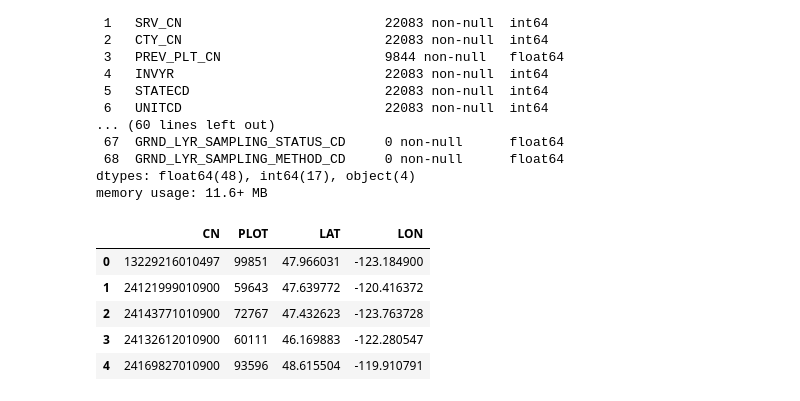
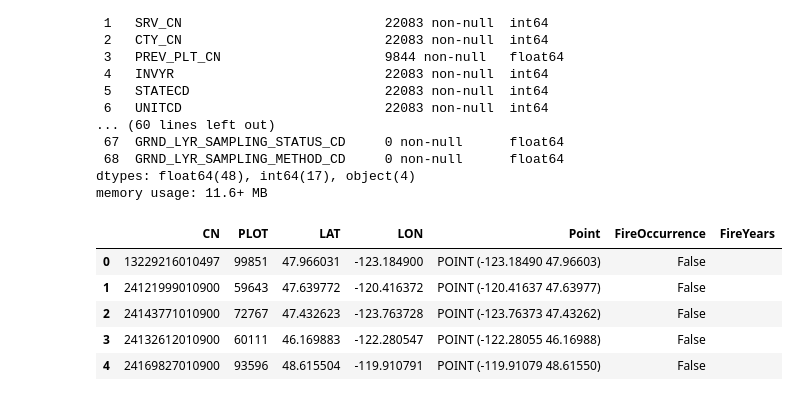
Before and after one commit to hbclad/Erdos_Trees, a Jupyter notebook: Fire Polygons Analysis/fire_history.ipynb, the cells around one changed output. Drawn from its saved outputs; the diff is of its cells as text; code cells hidden in the pictures.

Commit message:
Update fire_history.ipynb
map

```diff
--- a/Fire Polygons Analysis/fire_history.ipynb
+++ b/Fire Polygons Analysis/fire_history.ipynb
@@ -64,12 +64,18 @@ memory usage: 11.6+ MB
 # %%
 plotfeatures = ["CN", "PLOT", "LAT", "LON"] # Can add to this as needed
 
-plot_df = plot_big_df[plotfeatures]
+plot_df = gpd.GeoDataFrame(plot_big_df[plotfeatures])
+plot_df["Point"] = gpd.points_from_xy(plot_df["LON"], plot_df["LAT"])
+plot_df.set_geometry("Point", inplace = True) # This makes gpd recognize the points as points
+
+plot_df["FireOccurrence"] = False
+plot_df["FireYears"] = ""
+
 plot_df.head()
 # %% [output]
-|  | CN | PLOT | LAT | LON |
-| 0 | 13229216010497 | 99851 | 47.966031 | -123.184900 |
-| 1 | 24121999010900 | 59643 | 47.639772 | -120.416372 |
-| 2 | 24143771010900 | 72767 | 47.432623 | -123.763728 |
-| 3 | 24132612010900 | 60111 | 46.169883 | -122.280547 |
-| 4 | 24169827010900 | 93596 | 48.615504 | -119.910791 |
+|  | CN | PLOT | LAT | LON | Point | FireOccurrence | FireYears |
+| 0 | 13229216010497 | 99851 | 47.966031 | -123.184900 | POINT (-123.18490 47.96603) | False |  |
+| 1 | 24121999010900 | 59643 | 47.639772 | -120.416372 | POINT (-120.41637 47.63977) | False |  |
+| 2 | 24143771010900 | 72767 | 47.432623 | -123.763728 | POINT (-123.76373 47.43262) | False |  |
+| 3 | 24132612010900 | 60111 | 46.169883 | -122.280547 | POINT (-122.28055 46.16988) | False |  |
+| 4 | 24169827010900 | 93596 | 48.615504 | -119.910791 | POINT (-119.91079 48.61550) | False |  |
```
Also changed, not shown: parts of 3 cells of this notebook.
